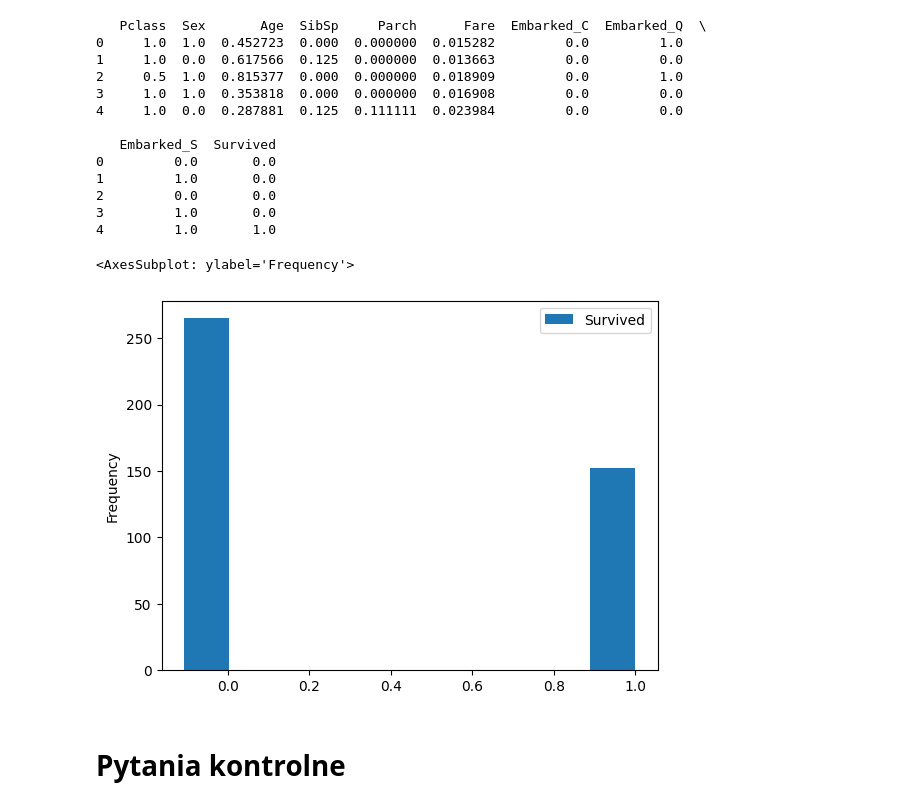
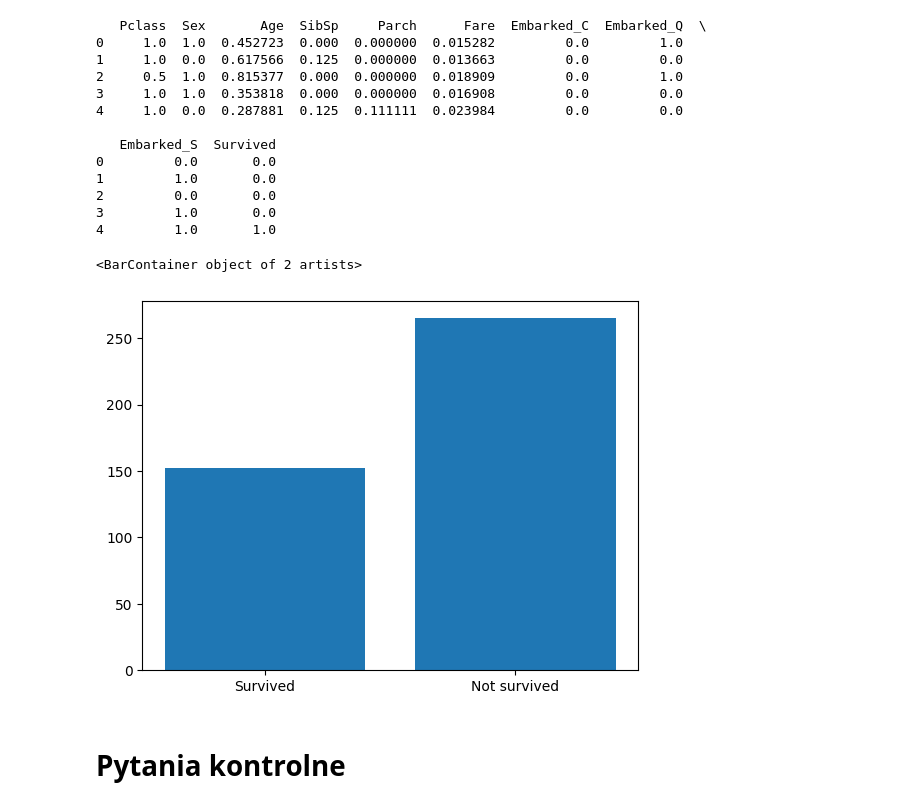
Before and after one commit to mfurga-cs/psi, a Jupyter notebook: lab1/lab_1_introduction.ipynb, the cells around one changed output. Saved outputs shown, nothing was run; the diff lists cells and outputs as text; code cells hidden in the pictures.

```diff
--- a/lab1/lab_1_introduction.ipynb
+++ b/lab1/lab_1_introduction.ipynb
@@ -728,11 +739,13 @@ print(test_data.head())
 2         0.0       0.0
 3         1.0       0.0
 4         1.0       1.0
-# %%
-test_data.plot.hist(column=["Survived"])
-# %% [output]
-<AxesSubplot: ylabel='Frequency'>
-[figure, removed]
+# %%
+keys = ["Survived", "Not survived"]
+values = [len(test_data[predict == 1]), len(test_data[predict == 0])]
+plt.bar(keys, values)
+# %% [output]
+<BarContainer object of 2 artists>
+[figure, added]
 # %% [markdown]
 # Pytania kontrolne
 # %% [markdown]
```
Also changed, not shown: parts of 4 cells of this notebook.
